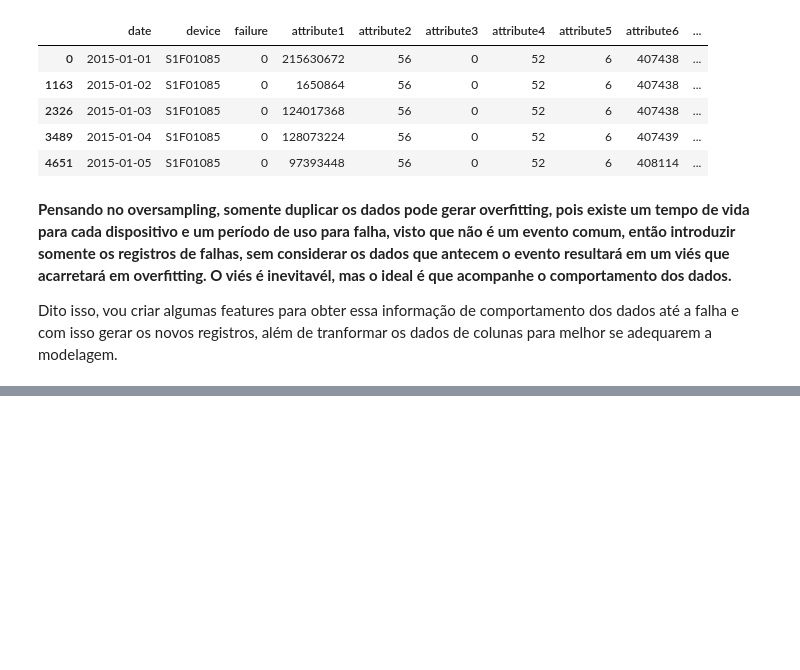
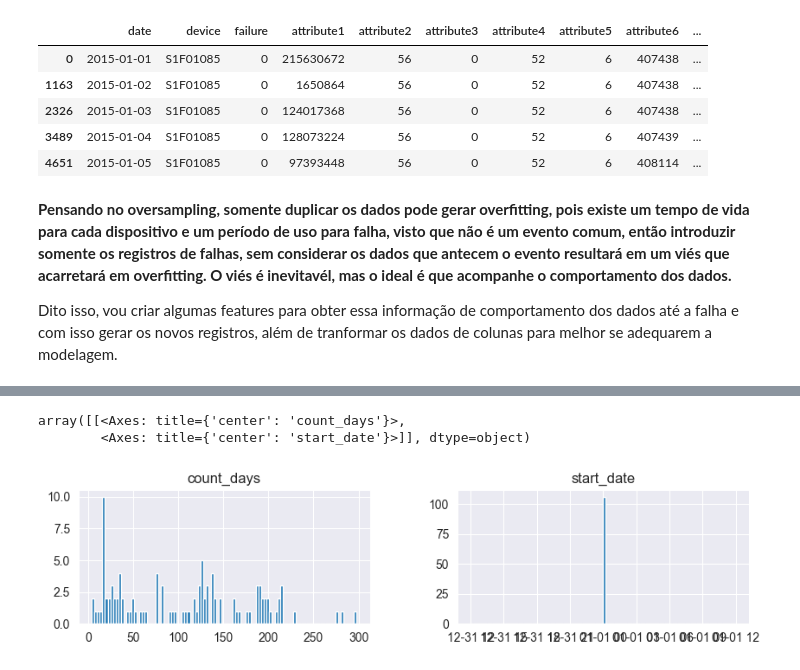
Before and after one commit to 6abi/teste-tecnico-meli-ds, a Jupyter notebook: notebooks/3.2 Previsión de falla.ipynb, the cells around one changed output, grey strips where cells are left out. Cells and saved outputs as stored; diff of their text form; code cells hidden in the pictures; blank space fills up the shorter version.

```diff
--- a/notebooks/3.2 Previsión de falla.ipynb
+++ b/notebooks/3.2 Previsión de falla.ipynb
@@ -163,0 +238,8 @@ failured['tempo_ate_falha'] = failured['date'] - failured['date']
+# %%
+#Distribuição dos dispositivos que falharam em dias corrido a partir do inicio da monitoria de cada um
+ax = df_failured_record.hist(bins=100, figsize=(10,2))
+ax
+# %% [output]
+array([[<Axes: title={'center': 'count_days'}>,
+        <Axes: title={'center': 'start_date'}>]], dtype=object)
+[figure, added]
```
Also changed, not shown: parts of 20 cells of this notebook, 1 other file.
